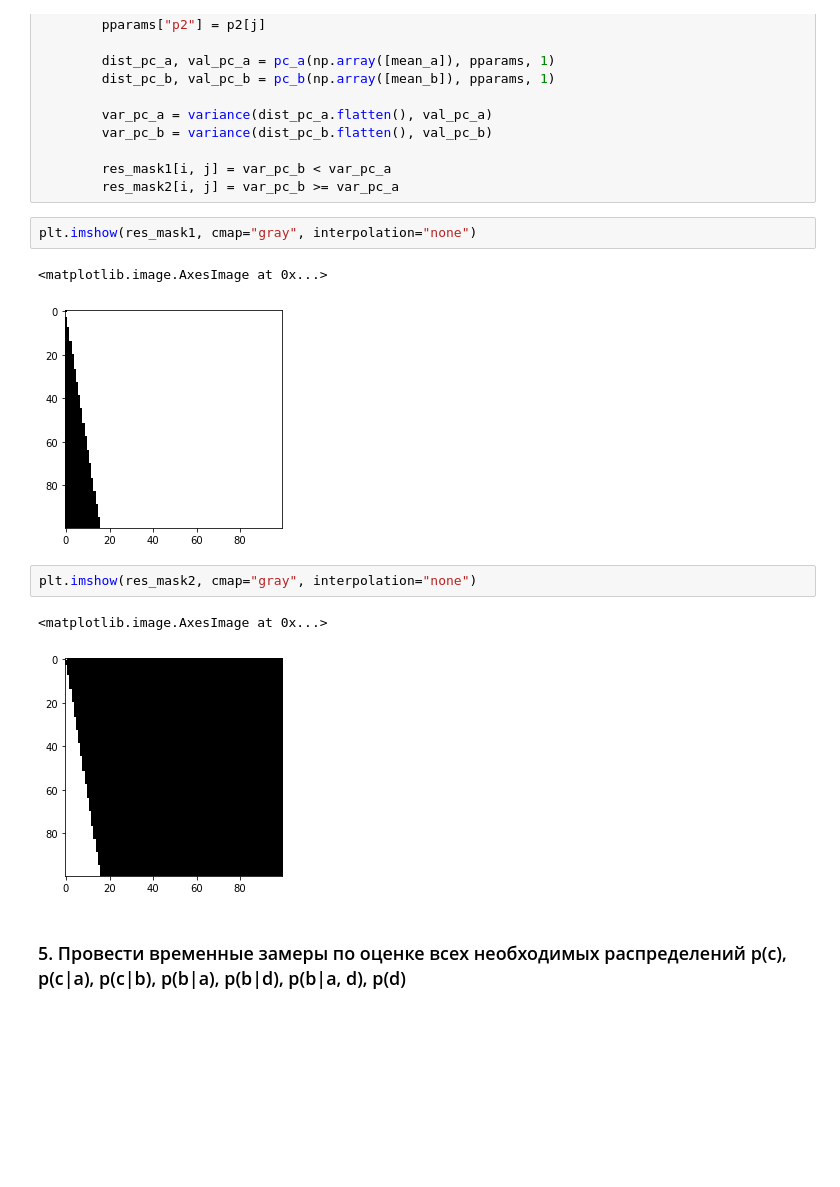
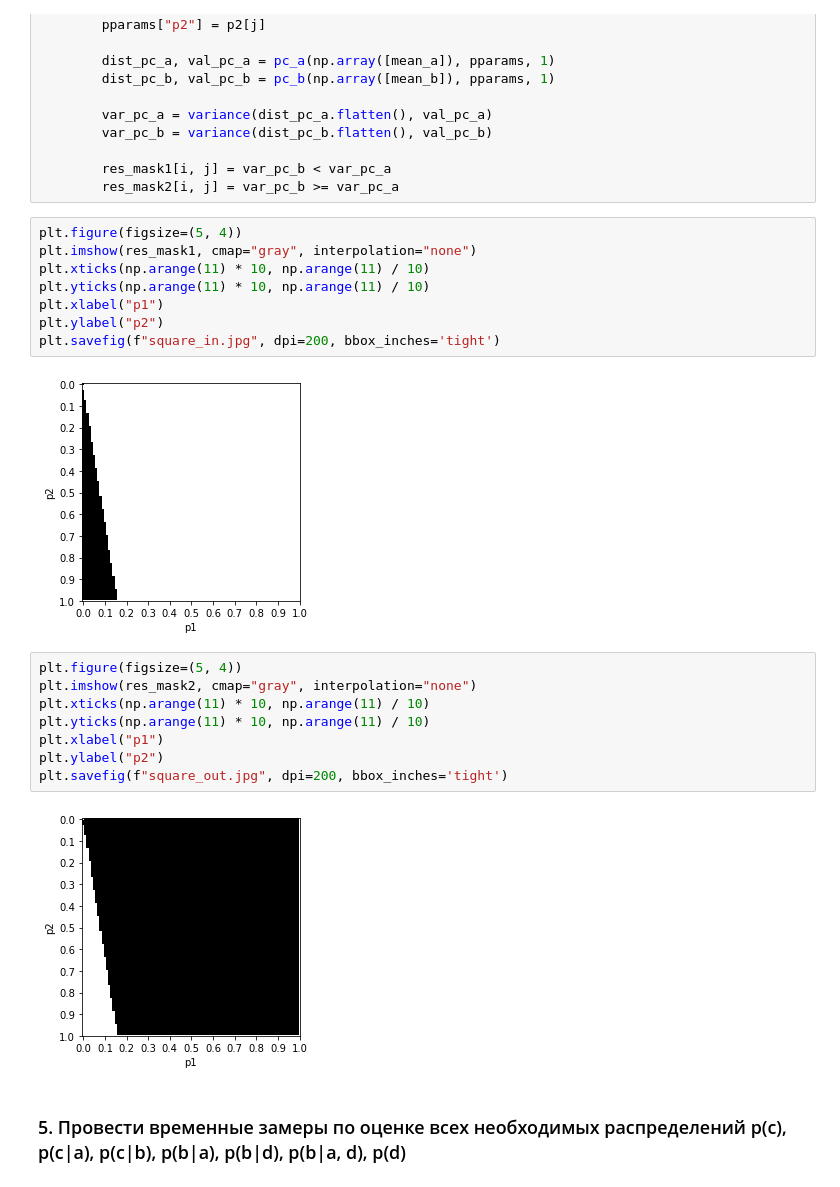
Before and after one commit to Howuhh/hse_bayesian_ml, a Jupyter notebook: practice1/plots_time_test.ipynb, the cells around one changed output. Cells and saved outputs as stored; diff of their text form; blank space fills up the shorter version.

```diff
--- a/practice1/plots_time_test.ipynb
+++ b/practice1/plots_time_test.ipynb
@@ -161,15 +165,25 @@ for i in trange(100):
         res_mask1[i, j] = var_pc_b < var_pc_a
         res_mask2[i, j] = var_pc_b >= var_pc_a
 # %%
+plt.figure(figsize=(5, 4))
 plt.imshow(res_mask1, cmap="gray", interpolation="none")
+plt.xticks(np.arange(11) * 10, np.arange(11) / 10)
+plt.yticks(np.arange(11) * 10, np.arange(11) / 10)
+plt.xlabel("p1")
+plt.ylabel("p2")
+plt.savefig(f"square_in.jpg", dpi=200, bbox_inches='tight')
 # %% [output]
-<matplotlib.image.AxesImage at 0x...>
-[figure, old version]
+[figure, new version]
 # %%
+plt.figure(figsize=(5, 4))
 plt.imshow(res_mask2, cmap="gray", interpolation="none")
+plt.xticks(np.arange(11) * 10, np.arange(11) / 10)
+plt.yticks(np.arange(11) * 10, np.arange(11) / 10)
+plt.xlabel("p1")
+plt.ylabel("p2")
+plt.savefig(f"square_out.jpg", dpi=200, bbox_inches='tight')
 # %% [output]
-<matplotlib.image.AxesImage at 0x...>
-[figure, old version]
+[figure, new version]
 # %% [markdown]
 ### 5. Провести временные замеры по оценке всех необходимых распределений p(c), p(c|a), p(c|b), p(b|a), p(b|d), p(b|a, d), p(d)
 # %% [markdown]
```
Also changed, not shown: parts of 3 cells of this notebook, 1 other file.
